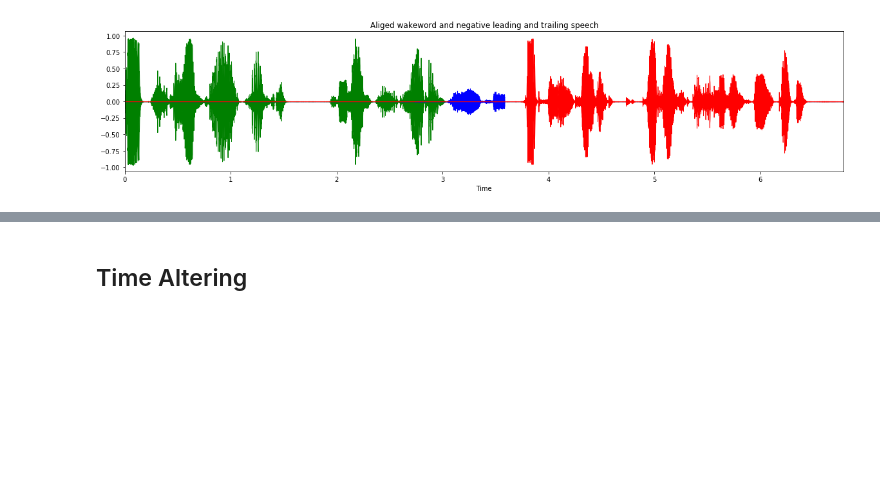
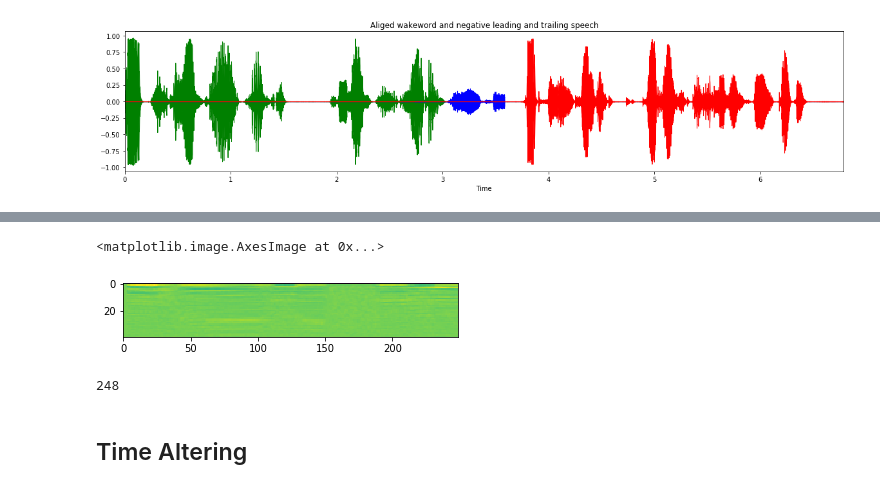
Before and after one commit to ilyakava/py3fst, a Jupyter notebook: data_augment.ipynb, the cells around one changed output, grey strips where cells are left out. Cells and saved outputs as stored; diff of their text form; code cells hidden in the pictures; blank space fills up the shorter version.

```diff
--- a/data_augment.ipynb
+++ b/data_augment.ipynb
@@ -250,3 +292,12 @@ len(eg_1)
+# %%
+plt.imshow(np.exp(mfccs))
+# %% [output]
+<matplotlib.image.AxesImage at 0x...>
+[figure, added]
+# %%
+len(samples) // hop_length
+# %% [output]
+248
 # %% [markdown]
 ## Time Altering
 # %%
```
Also changed, not shown: parts of 13 cells of this notebook.
